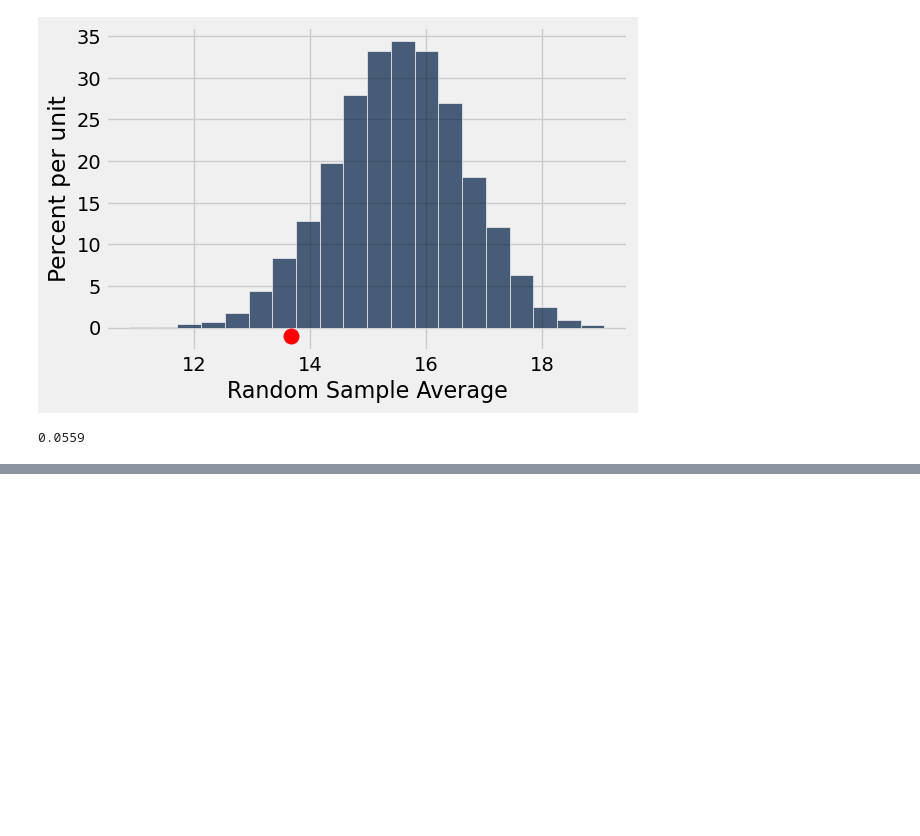
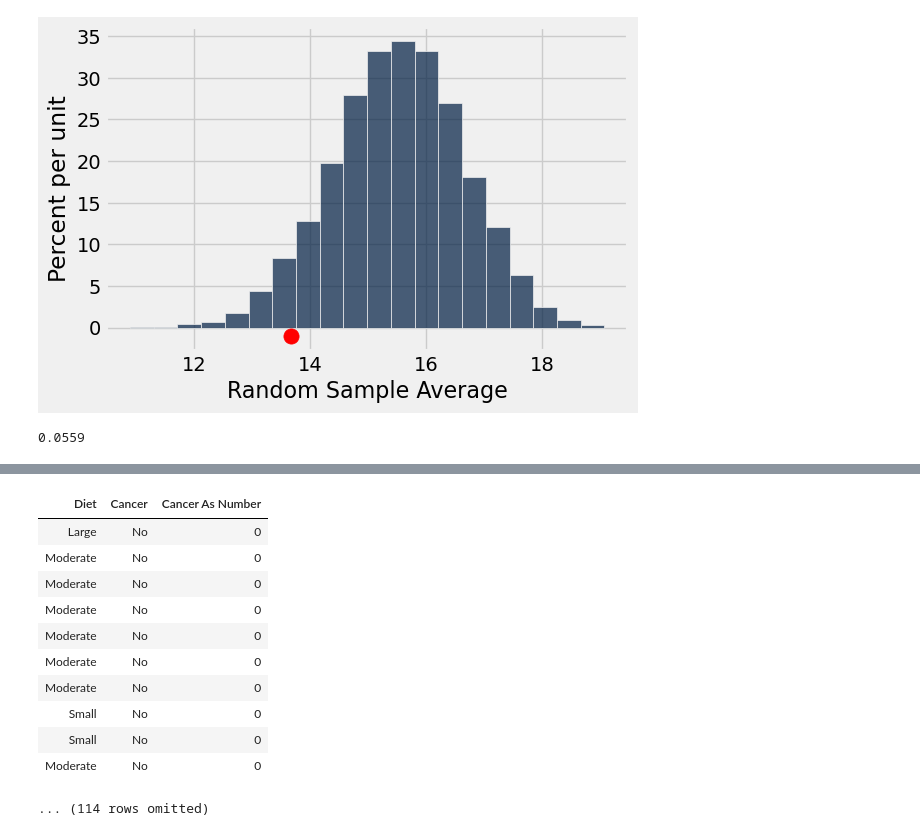
Before and after one commit to lawtonsclass/s26-code-from-class, a Jupyter notebook: data8/ch11.ipynb, the cells around one changed output, grey strips where cells are left out. Cells and saved outputs as stored; diff of their text form; code cells hidden in the pictures; blank space fills up the shorter version.

```diff
--- a/data8/ch11.ipynb
+++ b/data8/ch11.ipynb
@@ -378,0 +532,16 @@ np.count_nonzero(sample_averages <= section_3_average) / simulations
+# %%
+random_group = diet3.sample(124, with_replacement=False)
+random_group
+# %% [output]
+| Diet | Cancer | Cancer As Number |
+| Large | No | 0 |
+| Moderate | No | 0 |
+| Moderate | No | 0 |
+| Moderate | No | 0 |
+| Moderate | No | 0 |
+| Moderate | No | 0 |
+| Moderate | No | 0 |
+| Small | No | 0 |
+| Small | No | 0 |
+| Moderate | No | 0 |
+... (114 rows omitted)
```
Also changed, not shown: parts of 28 cells of this notebook.
